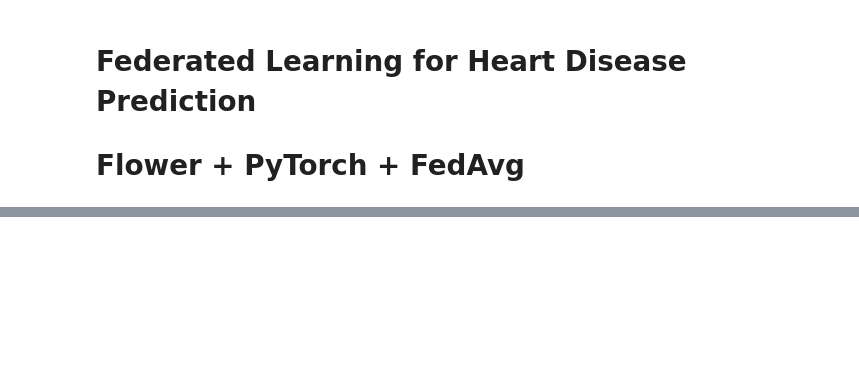
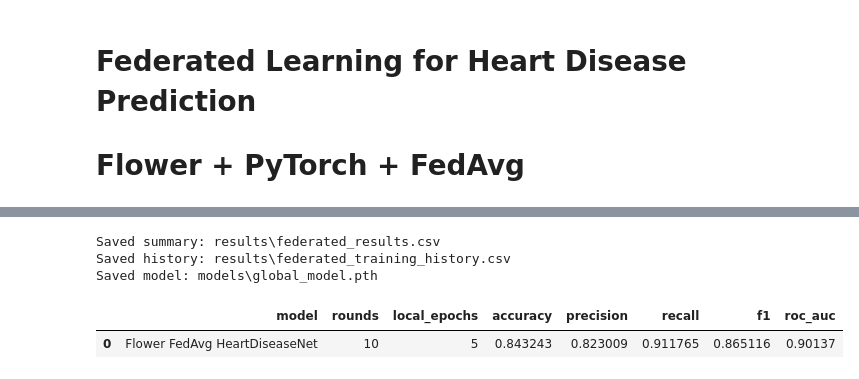
Before and after one commit to eshat69/PrivacyPreservingHealthFL, a Jupyter notebook: federated_learning.ipynb, the cells around one changed output, grey strips where cells are left out. Cells and saved outputs as stored; diff of their text form; code cells hidden in the pictures; blank space fills up the shorter version.

```diff
--- a/federated_learning.ipynb
+++ b/federated_learning.ipynb
@@ -136,0 +516,13 @@ dtype: int64
+# %%
+final_metrics = evaluate_global_model(global_model, client_loaders)
+
+print("Final Global Model Performance")
+print(f"Accuracy : {final_metrics['accuracy']:.4f}")
+print(f"Precision: {final_metrics['precision']:.4f}")
+print(f"Recall   : {final_metrics['recall']:.4f}")
+print(f"F1-score : {final_metrics['f1']:.4f}")
+print(f"ROC-AUC  : {final_metrics['roc_auc']:.4f}")
+print("\nConfusion Matrix:")
+print(final_metrics["confusion_matrix"])
+print("\nClassification Report:")
+print(final_metrics["classification_report"])
@@ -136,0 +550,49 @@ dtype: int64
+# %%
+results_path = os.path.join(RESULTS_DIR, "federated_results.csv")
+history_path = os.path.join(RESULTS_DIR, "federated_training_history.csv")
+
+summary_df = pd.DataFrame(
+    [
+        {
+            "model": "Flower FedAvg HeartDiseaseNet",
+            "rounds": NUM_ROUNDS,
+            "local_epochs": LOCAL_EPOCHS,
+            "accuracy": final_metrics["accuracy"],
+            "precision": final_metrics["precision"],
+            "recall": final_metrics["recall"],
+            "f1": final_metrics["f1"],
+            "roc_auc": final_metrics["roc_auc"],
+        }
+    ]
+)
+
+history_df.to_csv(history_path, index=False)
+summary_df.to_csv(results_path, index=False)
+
+torch.save(
+    {
+        "model_state_dict": global_model.state_dict(),
+        "feature_columns": feature_columns,
+        "scaler_mean": scaler.mean_,
+        "scaler_scale": scaler.scale_,
+        "config": {
+            "num_rounds": NUM_ROUNDS,
+            "local_epochs": LOCAL_EPOCHS,
+            "batch_size": BATCH_SIZE,
+            "learning_rate": LEARNING_RATE,
+        },
+        "metrics": summary_df.iloc[0].to_dict(),
+    },
+    GLOBAL_MODEL_PATH,
+)
+
+print(f"Saved summary: {results_path}")
+print(f"Saved history: {history_path}")
+print(f"Saved model: {GLOBAL_MODEL_PATH}")
+summary_df
+# %% [output]
+Saved summary: results\federated_results.csv
+Saved history: results\federated_training_history.csv
+Saved model: models\global_model.pth
+|  | model | rounds | local_epochs | accuracy | precision | recall | f1 | roc_auc |
+| 0 | Flower FedAvg HeartDiseaseNet | 10 | 5 | 0.843243 | 0.823009 | 0.911765 | 0.865116 | 0.90137 |
```
Also changed, not shown: parts of 31 cells of this notebook, 5 other files.
